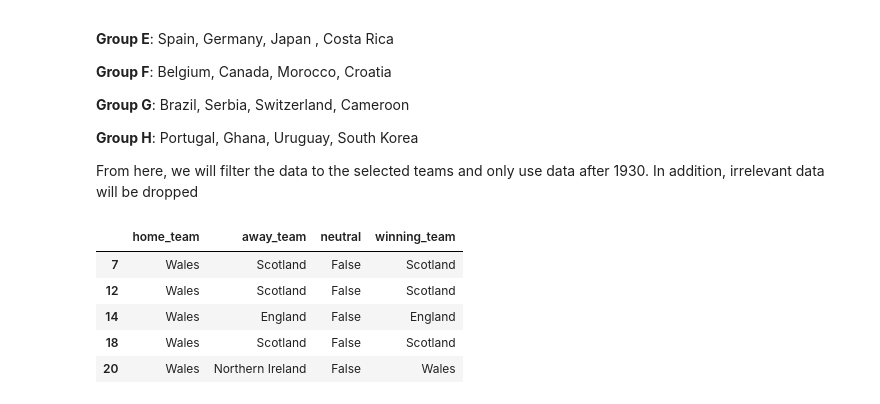
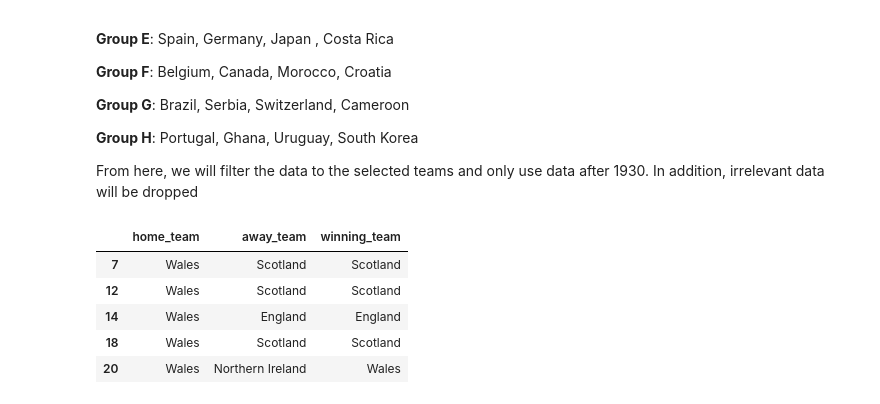
Before and after one commit to ktsim01/FIFA-World-Cup-2022-Prediction, a Jupyter notebook: World_Cup_2022_Prediction.ipynb, the cells around one changed output. Drawn from its saved outputs; the diff is of its cells as text; code cells hidden in the pictures.

```diff
--- a/World_Cup_2022_Prediction.ipynb
+++ b/World_Cup_2022_Prediction.ipynb
@@ -92,34 +92,34 @@ From here, we will filter the data to the selected teams and only use data after
 # %%
 worldcup_teams = ['Qatar', 'Ecuador', 'Senegal', 'Netherlands'
                   'England', 'Iran', 'USA', 'Wales',
                   'Argentina', 'Saudia Arabia', 'Mexico', 'Poland'
                   'France', 'Denmark', 'Tunisia', 'Australia'
                   'Spain', 'Germany', 'Japan', 'Costa Rica'
                   'Belgium', 'Canada', 'Morocco', 'Croatia'
                   'Brazil', 'Serbia', 'Switzerland', 'Cameroon',
                   'Portugal', 'Ghana', 'Urugay', 'South Korea']
 
 df_teams_home = results[results['home_team'].isin(worldcup_teams)]
 df_teams_away = results[results['away_team'].isin(worldcup_teams)]
 df_teams = pd.concat((df_teams_home, df_teams_away))
 df_teams.drop_duplicates()
 df_teams.count()
 
 year = []
 for row in df_teams['date']:
     year.append(int(row[:4]))
 df_teams['match_year'] = year
 df_teams_1930 = df_teams[df_teams.match_year >= 1930]
 df_teams_1930.head()
 
 df_teams_1930 = df_teams.drop(['date', 'home_score', 'away_score', 'tournament', 'city', 'country',
-                               'goal_difference', 'match_year'], axis = 1)
+                               'goal_difference', 'match_year', 'neutral'], axis = 1)
 
 df_teams_1930.head()
 # %% [output]
-|  | home_team | away_team | neutral | winning_team |
-| 7 | Wales | Scotland | False | Scotland |
-| 12 | Wales | Scotland | False | Scotland |
-| 14 | Wales | England | False | England |
-| 18 | Wales | Scotland | False | Scotland |
-| 20 | Wales | Northern Ireland | False | Wales |
+|  | home_team | away_team | winning_team |
+| 7 | Wales | Scotland | Scotland |
+| 12 | Wales | Scotland | Scotland |
+| 14 | Wales | England | England |
+| 18 | Wales | Scotland | Scotland |
+| 20 | Wales | Northern Ireland | Wales |
```
Also changed, not shown: parts of 13 cells of this notebook.
